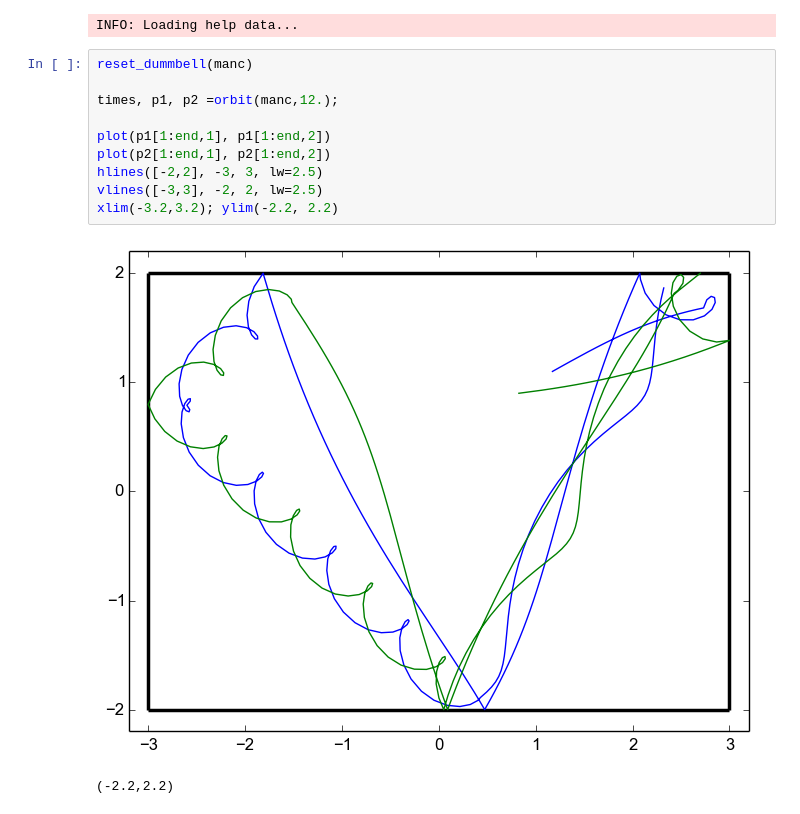
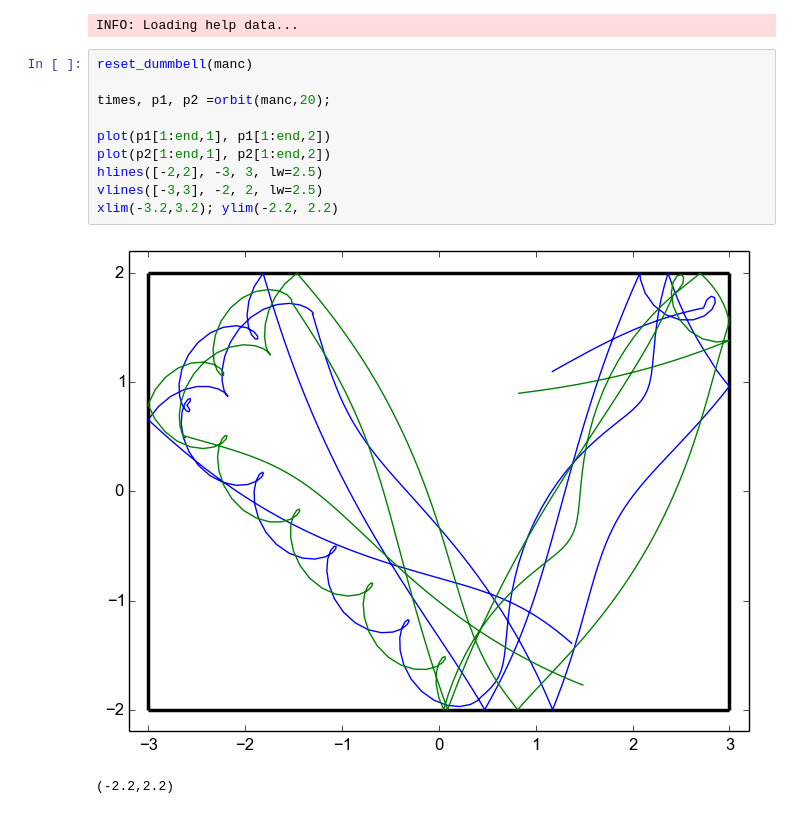
Before and after one commit to dpsanders/dumbbell, a Jupyter notebook: debugging.ipynb, the cells around one changed output. Saved outputs shown, nothing was run; the diff lists cells and outputs as text.

```diff
--- a/debugging.ipynb
+++ b/debugging.ipynb
@@ -429,13 +408,13 @@ INFO: Loading help data...
 # %%
 reset_dummbell(manc)
 
-times, p1, p2 =orbit(manc,12.);
+times, p1, p2 =orbit(manc,20);
 
 plot(p1[1:end,1], p1[1:end,2])
 plot(p2[1:end,1], p2[1:end,2])
 hlines([-2,2], -3, 3, lw=2.5)
 vlines([-3,3], -2, 2, lw=2.5)
 xlim(-3.2,3.2); ylim(-2.2, 2.2)
 # %% [output]
-[figure, old version]
+[figure, new version]
 (-2.2,2.2)
```
Also changed, not shown: parts of 1 cell of this notebook, 2 other files.
